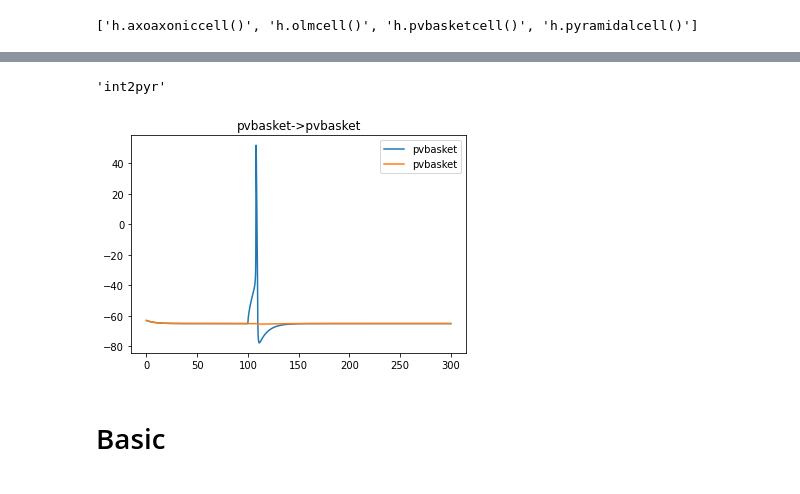
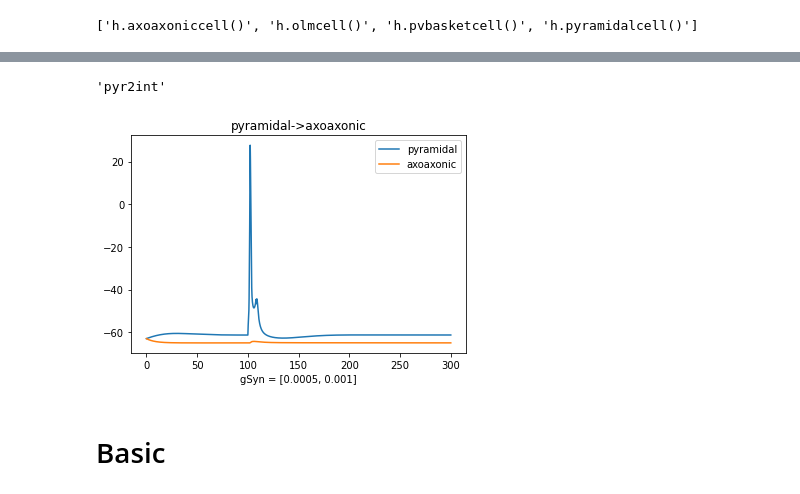
Before and after one commit to ddopp4877/CA1_model, a Jupyter notebook: TwoCellModel.ipynb, the cells around one changed output, grey strips where cells are left out. Saved outputs shown, nothing was run; the diff lists cells and outputs as text; code cells hidden in the pictures.

```diff
--- a/TwoCellModel.ipynb
+++ b/TwoCellModel.ipynb
@@ -107,7 +107,14 @@ def run2cellModel(paramsDict):
     synParams = paramsDict['synTargetParams']
     syn = eval(f"h.{getSynName(paramsDict)}(Cell2.{synParams['secName']}[{synParams['secNo']}]({synParams['segNo']}))")
     [setattr(syn,key,float(data[key])) for key in data.keys() if hasattr(syn,key)]
+    attList = list(syn.__dict__)
+    gSynList = []
+    for item in attList:
+        if 'gbar' in item:
+            gSynList.append(eval(f"syn.{item}"))
 
+
+    #print(gSynList)
     #pick a param to change
     [setattr(syn,key,float(paramsDict['gSyn'][key])) for key in paramsDict['gSyn'].keys() if float(paramsDict['gSyn'][key]) != -1]
     #also make into list so it can be easily switched between sims
@@ -133,6 +140,7 @@ def run2cellModel(paramsDict):
     ICLAMP = np.zeros(len(time))
     ICLAMP[int(iclamp.delay/h.dt):int(iclamp.delay/h.dt+iclamp.dur)] = iclamp.amp
     recVars.append(ICLAMP)
+    recVars.append(gSynList)
     return time,recVars
 # %%
 paramsDict = {'filename'        : 'PN2CHN.json',
@@ -172,4 +180,4 @@ getSyn_vars('OLM2PN.json','RANGE','gbar')
 # %%
-getSynName('OLM2PN.json')
+getSynName('PN2OLM.json')
 # %% [output]
-'int2pyr'
+'pyr2int'
@@ -186,7 +196,7 @@ getSynName('OLM2PN.json')
 # conn10 = setEdges(net,'OLM','OLM',[ 0.0800,    400],'OLM2OLM.json',[0.0,        400.0],'basal',  0, 0.9)
 # conn11 = setEdges(net,'Pyr','OLM',[  0.1320,   400],'PN2OLM.json',[0.0,        400.0],'basal',  2, 0.5)
 # %%
-keyName = 'PV2PV_mp'
+keyName = 'PN2CHN_mp'
 callNamesmapped = ['CHN', 'OLM','PV','PN']
 Combos = {keyName: {'filename'        : f"{keyName.split('_')[0]}.json",
               'cell1'           : callNames[callNamesmapped.index(keyName.split('2')[0].split('_')[0])],#cell that is stimulated w/ iclamp
@@ -203,12 +213,13 @@ Combos = {keyName: {'filename'        : f"{keyName.split('_')[0]}.json",
                                    'amp'   : 0.7,
                                   },
 
-              'gSyn'            : {'gbar_gaba': -1
+              'gSyn'            : {'gbar_nmda': -1,
+                                   'gbar_ampa': -1
                                   },
 
 
-              'synTargetParams' :{'secName' : 'soma',
-                                  'secNo'   : '0',
+              'synTargetParams' :{'secName' : 'dend',
+                                  'secNo'   : '6',
                                   'segNo'   : '0.5'
                                  }
              }
@@ -219,14 +230,15 @@ time,recVars = run2cellModel(Combos[keyName])
 # %%
 
 cell1str = Combos[keyName]['cell1'].split('h.')[1].split('cell')[0]
 cell2str = Combos[keyName]['cell2'].split('h.')[1].split('cell')[0]
 plt.plot(time,recVars[0],label = cell1str)
 plt.plot(time,recVars[1],label = cell2str)
+plt.xlabel(f"gSyn = {recVars[-1]}")
 plt.title(f"{cell1str}->{cell2str}")
 plt.legend()
 plt.show()
 # %% [output]
-[figure, old version]
+[figure, new version]
 # %%
 with open(os.path.join('twocellmodelParams',f"{keyName}.json"), 'w') as outfile:
     json.dump(Combos[keyName], outfile)
```
Also changed, not shown: parts of 14 cells of this notebook, 2 other files.
